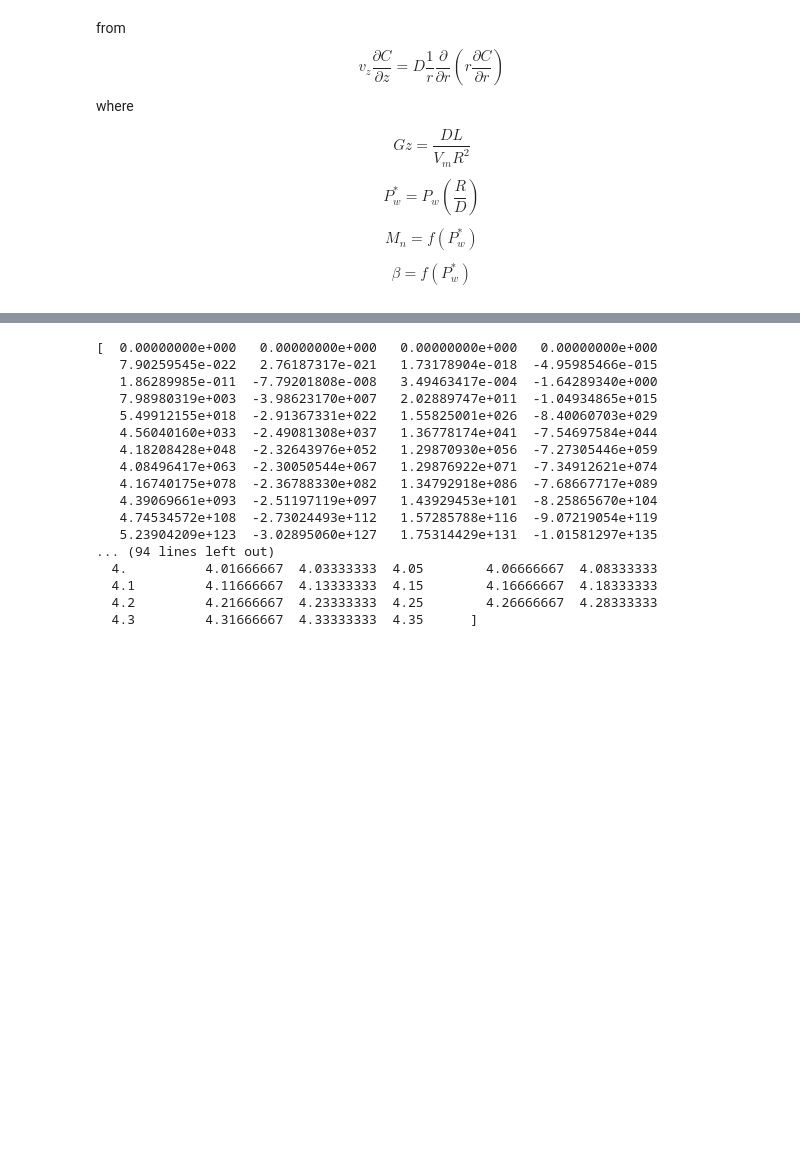
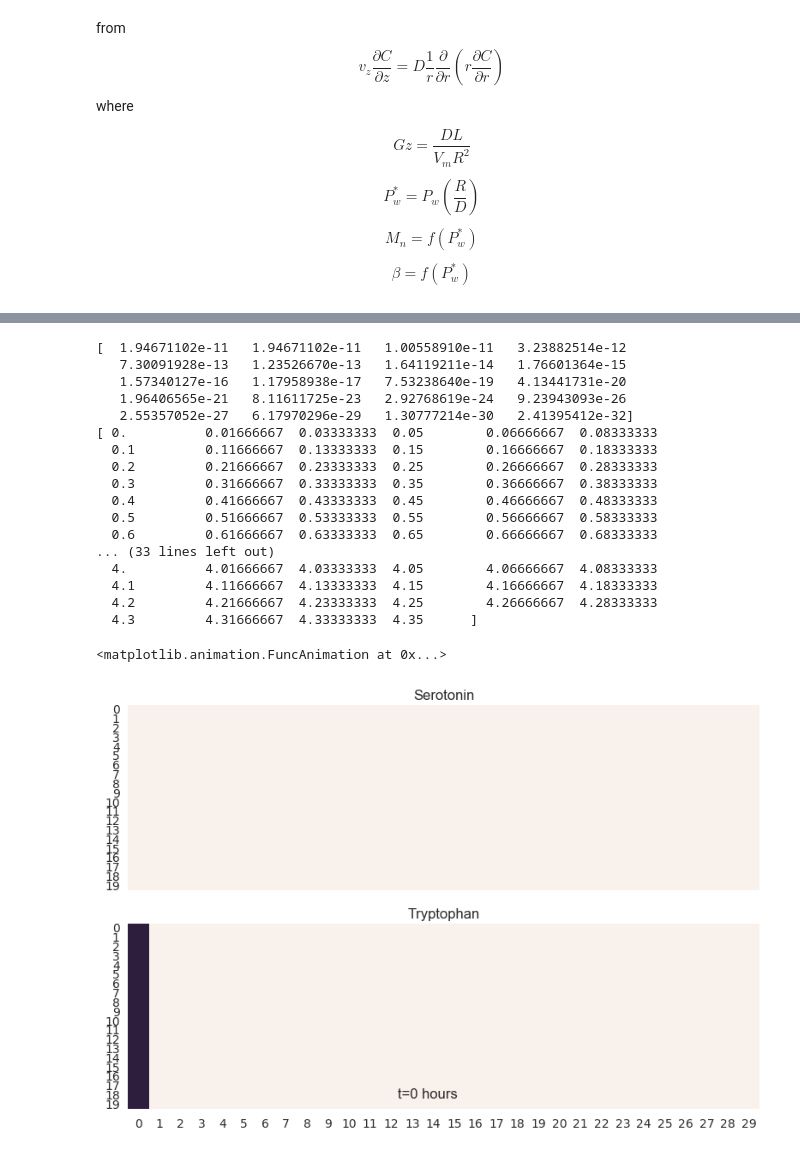
Before and after one commit to nateharms/serotonin_transport, a Jupyter notebook: SerotoninTransportModel.ipynb, the cells around one changed output, grey strips where cells are left out. Drawn from its saved outputs; the diff is of its cells as text; code cells hidden in the pictures; blank space fills up the shorter version.

```diff
--- a/SerotoninTransportModel.ipynb
+++ b/SerotoninTransportModel.ipynb
@@ -140,21 +126,21 @@ plt.plot( Model.time, Model.serotoninUptake)
 # %%
-print(Model.serotoninUptake)
+print(Model.trypConcentration[30,-1,0:20])
 
 print(Model.time)
 # %% [output]
-[  0.00000000e+000   0.00000000e+000   0.00000000e+000   0.00000000e+000
-   7.90259545e-022   2.76187317e-021   1.73178904e-018  -4.95985466e-015
-   1.86289985e-011  -7.79201808e-008   3.49463417e-004  -1.64289340e+000
-   7.98980319e+003  -3.98623170e+007   2.02889747e+011  -1.04934865e+015
-   5.49912155e+018  -2.91367331e+022   1.55825001e+026  -8.40060703e+029
-   4.56040160e+033  -2.49081308e+037   1.36778174e+041  -7.54697584e+044
-   4.18208428e+048  -2.32643976e+052   1.29870930e+056  -7.27305446e+059
-   4.08496417e+063  -2.30050544e+067   1.29876922e+071  -7.34912621e+074
-   4.16740175e+078  -2.36788330e+082   1.34792918e+086  -7.68667717e+089
-   4.39069661e+093  -2.51197119e+097   1.43929453e+101  -8.25865670e+104
-   4.74534572e+108  -2.73024493e+112   1.57285788e+116  -9.07219054e+119
-   5.23904209e+123  -3.02895060e+127   1.75314429e+131  -1.01581297e+135
-... (94 lines left out)
+[  1.94671102e-11   1.94671102e-11   1.00558910e-11   3.23882514e-12
+   7.30091928e-13   1.23526670e-13   1.64119211e-14   1.76601364e-15
+   1.57340127e-16   1.17958938e-17   7.53238640e-19   4.13441731e-20
+   1.96406565e-21   8.11611725e-23   2.92768619e-24   9.23943093e-26
+   2.55357052e-27   6.17970296e-29   1.30777214e-30   2.41395412e-32]
+[ 0.          0.01666667  0.03333333  0.05        0.06666667  0.08333333
+  0.1         0.11666667  0.13333333  0.15        0.16666667  0.18333333
+  0.2         0.21666667  0.23333333  0.25        0.26666667  0.28333333
+  0.3         0.31666667  0.33333333  0.35        0.36666667  0.38333333
+  0.4         0.41666667  0.43333333  0.45        0.46666667  0.48333333
+  0.5         0.51666667  0.53333333  0.55        0.56666667  0.58333333
+  0.6         0.61666667  0.63333333  0.65        0.66666667  0.68333333
+... (33 lines left out)
   4.          4.01666667  4.03333333  4.05        4.06666667  4.08333333
   4.1         4.11666667  4.13333333  4.15        4.16666667  4.18333333
   4.2         4.21666667  4.23333333  4.25        4.26666667  4.28333333
@@ -162,26 +148,29 @@ print(Model.time)
 # %%
 from matplotlib import animation
 import matplotlib
 import seaborn as sns
 
 
 matplotlib.rc('animation', html='html5')
 fig, axarr = plt.subplots(2, sharex = True)
 timestamp = fig.text(0.45,0.1,'timestamp')
 frames = 120
 def animate(i):
     step = i * len(Model.time)//(frames)
-    serotonin = Model.serConcentration[step,:,:]
-    tryp = Model.trypConcentration[step,:,:]
+    serotonin = Model.serConcentration[step,:,:30]
+    tryp = Model.trypConcentration[step,:,:30]
     sns.heatmap(serotonin, vmin=0,vmax=1e-1, ax=axarr[0], cbar = None)
     axarr[0].set_title('Serotonin')
     sns.heatmap(tryp, vmin=0,vmax=1e-1, ax=axarr[1], cbar=None)
     axarr[1].set_title('Tryptophan')
     timestamp.set_text('t={0:.0f} hours'.format(Model.time[step]))
     plt.tight_layout()
 
 anim = animation.FuncAnimation(fig, animate, frames=frames, repeat_delay=2000, repeat=True)
 anim
+# %% [output]
+<matplotlib.animation.FuncAnimation at 0x...>
+[figure, added]
 # %%
 from SALib.sample.saltelli import sample as ss
 from SALib.analyze.sobol import analyze as sa
```
Also changed, not shown: parts of 4 cells of this notebook, 1 other file.
